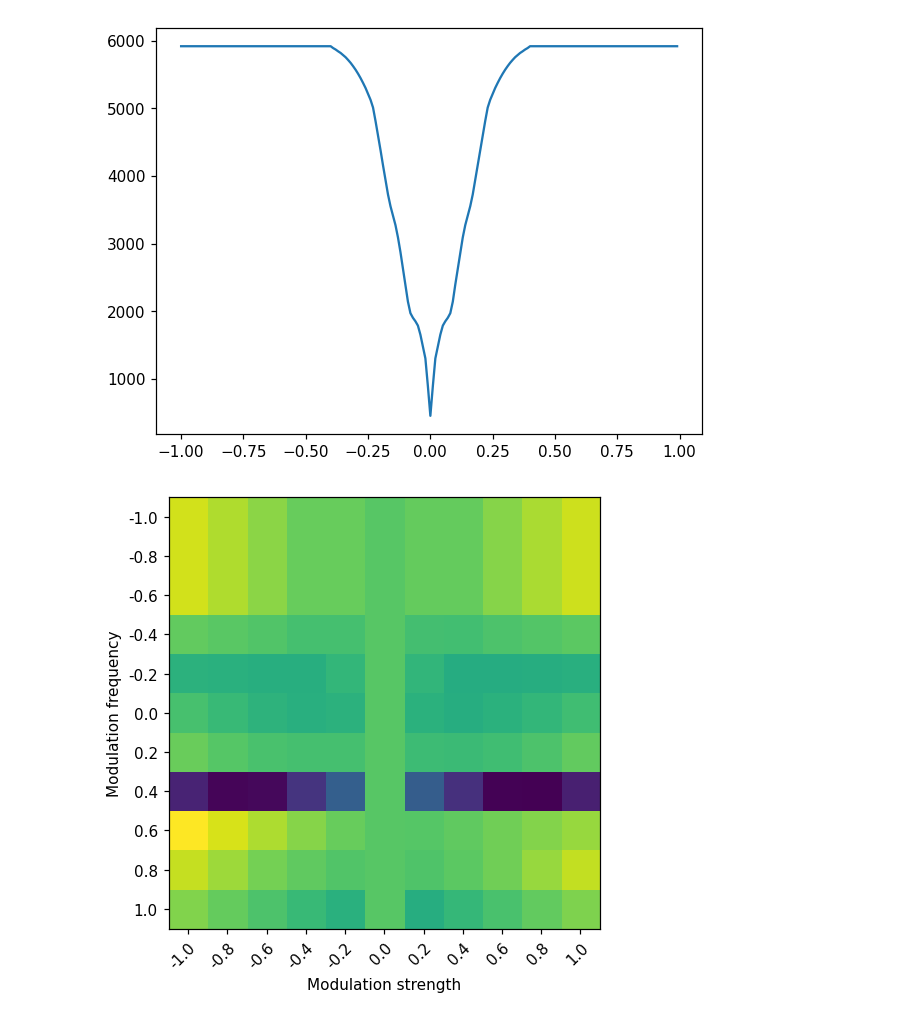
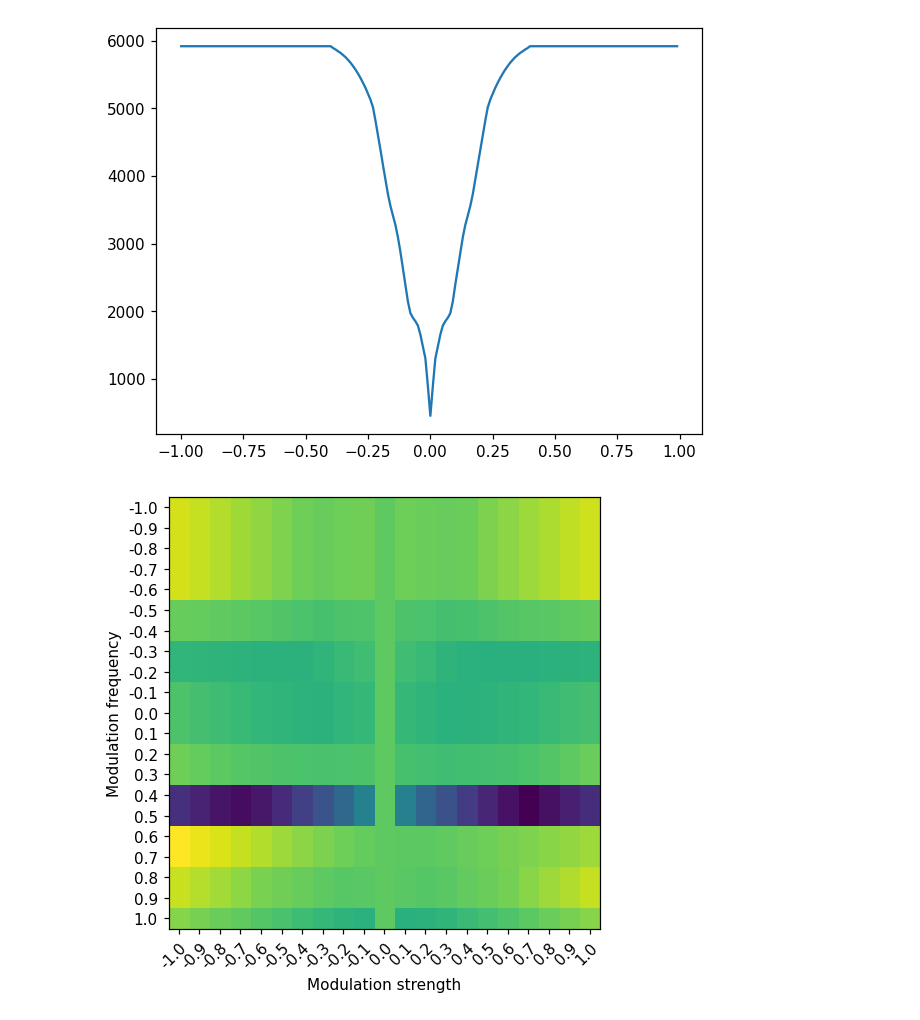
Before and after one commit to Wint3rmute/luthier, a Jupyter notebook: rust.ipynb, the cells around one changed output. Saved outputs shown, nothing was run; the diff lists cells and outputs as text; code cells hidden in the pictures.

```diff
--- a/rust.ipynb
+++ b/rust.ipynb
@@ -132,7 +127,7 @@ plt.plot(attack_values, results)
 [<matplotlib.lines.Line2D at 0x...>]
 [figure]
 # %%
-STEP_VALUE = 20 # Lover means better resolution
+STEP_VALUE = 10 # Lover means better resolution
 mod_freqs = [ a / 100 for a in range(-100, 101, STEP_VALUE) ]
 mod_strengths = [ a / 100 for a in range(-100, 101, STEP_VALUE) ]
 
@@ -148,31 +143,31 @@ def get_distance_variable_mod_strength(test_case):
     graph.set_input(6, "input_scale", freq)
     graph.set_input(5, "input_scale", mod_strength)
     generated_audio = Sample(graph.play(SAMPLE_RATE * 1))
 
     dist = target_audio.mfcc_distance(generated_audio)
 
     return freq_index, mod_index, dist
 
 with Pool() as p:
     pool_results = list(tqdm(p.imap(get_distance_variable_mod_strength, test_cases), total=len(test_cases)))
 
 results = np.zeros((len(mod_freqs), len(mod_strengths)))
 
 for pool_result in pool_results:
     freq_index, mod_index, dist = pool_result
     results[freq_index][mod_index] = dist
 
 fig, ax = plt.subplots()
 im = ax.imshow(results)
 
 # Show all ticks and label them with the respective list entries
 ax.set_xticks(np.arange(len(mod_strengths)), labels=mod_strengths)
 
 plt.setp(ax.get_xticklabels(), rotation=45, ha="right",
          rotation_mode="anchor")
 ax.set_yticks(np.arange(len(mod_freqs)), labels=mod_freqs)
 ax.set_ylabel("Modulation frequency")
 ax.set_xlabel("Modulation strength")
 fig.tight_layout()
 # %% [output]
-[figure, old version]
+[figure, new version]
```
Also changed, not shown: parts of 1 cell of this notebook, 2 other files.
